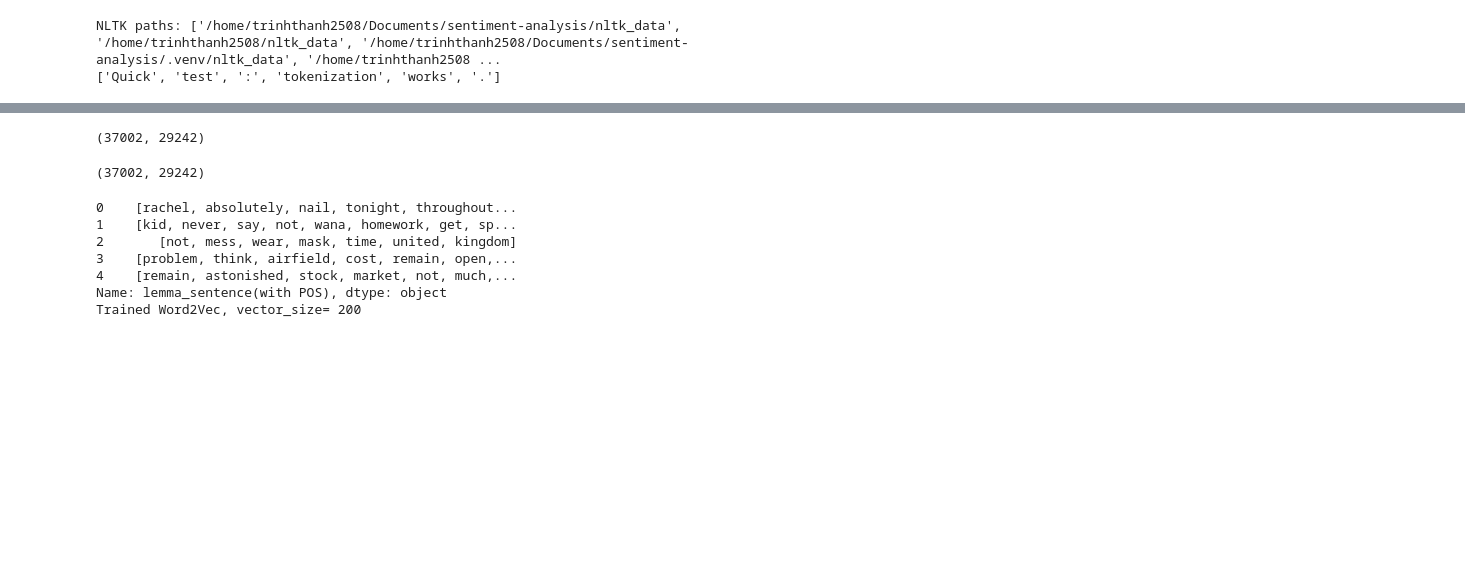
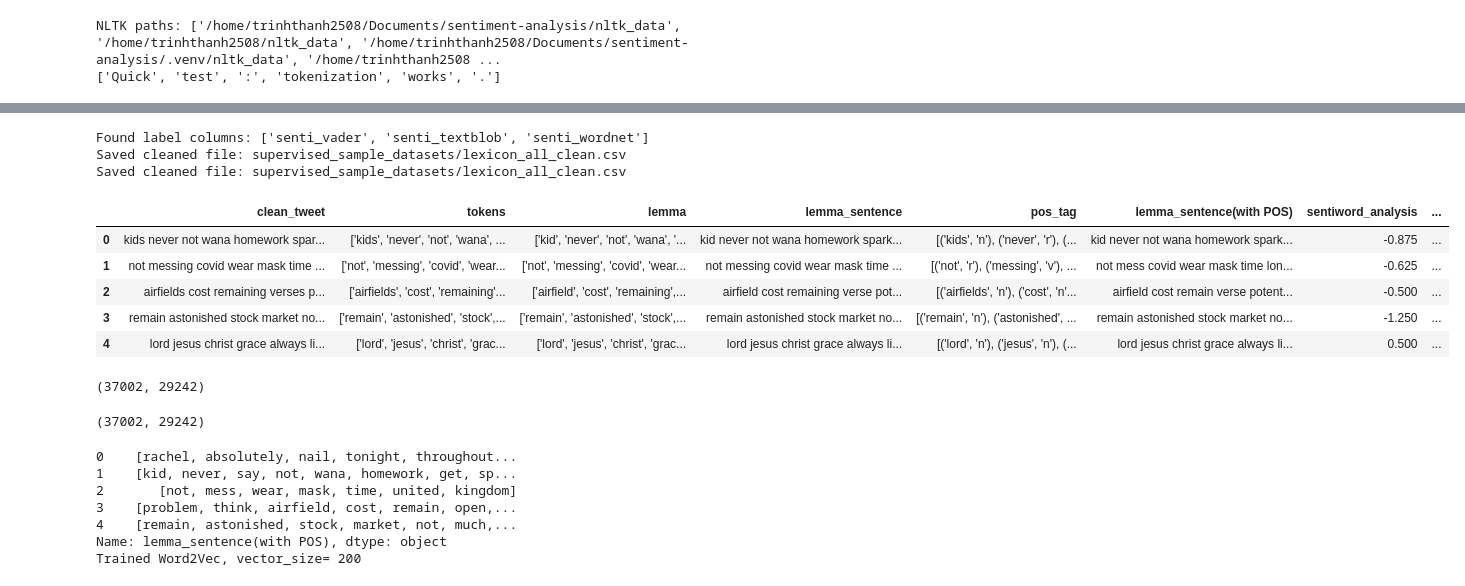
Before and after one commit to TrinhThanh-25/sentiment-analysis, a Jupyter notebook: Supervised Approaches.ipynb, the cells around one changed output, grey strips where cells are left out. Drawn from its saved outputs; the diff is of its cells as text; code cells hidden in the pictures; blank space fills up the shorter version.

```diff
--- a/Supervised Approaches.ipynb
+++ b/Supervised Approaches.ipynb
@@ -89,3 +87,34 @@ positive 12334
+# %%
+# Clean dataset and save a compact CSV for modeling
+cols_to_drop = ['Unnamed: 0','created_at','user_id','username','place','near','tweet']
+for c in cols_to_drop:
+    if c in df.columns:
+        df = df.drop(c, axis=1)
+
+# Check for label columns
+label_candidates = [col for col in ['senti_vader','senti_textblob','senti_wordnet'] if col in df.columns]
+if not label_candidates:
+    print('Warning: no label columns found in DataFrame. Check source file before training')
+else:
+    print('Found label columns:', label_candidates)
+
+# Save cleaned CSV (no index)
+clean_path = 'supervised_sample_datasets/lexicon_all_clean.csv'
+df.to_csv(clean_path, index=False, encoding='utf_8_sig')
+print(f'Saved cleaned file: {clean_path}')
+
+# Preview
+df.head()
+# %% [output]
+Found label columns: ['senti_vader', 'senti_textblob', 'senti_wordnet']
+Saved cleaned file: supervised_sample_datasets/lexicon_all_clean.csv
+Saved cleaned file: supervised_sample_datasets/lexicon_all_clean.csv
+|  | clean_tweet | tokens | lemma | lemma_sentence | pos_tag | lemma_sentence(with POS) | sentiword_analysis | ... |
+| 0 | kids never not wana homework spar... | ['kids', 'never', 'not', 'wana', ... | ['kid', 'never', 'not', 'wana', '... | kid never not wana homework spark... | [('kids', 'n'), ('never', 'r'), (... | kid never not wana homework spark... | -0.875 | ... |
+| 1 | not messing covid wear mask time ... | ['not', 'messing', 'covid', 'wear... | ['not', 'messing', 'covid', 'wear... | not messing covid wear mask time ... | [('not', 'r'), ('messing', 'v'), ... | not mess covid wear mask time lon... | -0.625 | ... |
+| 2 | airfields cost remaining verses p... | ['airfields', 'cost', 'remaining'... | ['airfield', 'cost', 'remaining',... | airfield cost remaining verse pot... | [('airfields', 'n'), ('cost', 'n'... | airfield cost remain verse potent... | -0.500 | ... |
+| 3 | remain astonished stock market no... | ['remain', 'astonished', 'stock',... | ['remain', 'astonished', 'stock',... | remain astonished stock market no... | [('remain', 'n'), ('astonished', ... | remain astonished stock market no... | -1.250 | ... |
+| 4 | lord jesus christ grace always li... | ['lord', 'jesus', 'christ', 'grac... | ['lord', 'jesus', 'christ', 'grac... | lord jesus christ grace always li... | [('lord', 'n'), ('jesus', 'n'), (... | lord jesus christ grace always li... | 0.500 | ... |
 # %%
 #BoW
 from sklearn.feature_extraction.text import TfidfVectorizer, CountVectorizer
```
Also changed, not shown: parts of 4 cells of this notebook, 26 other files.
